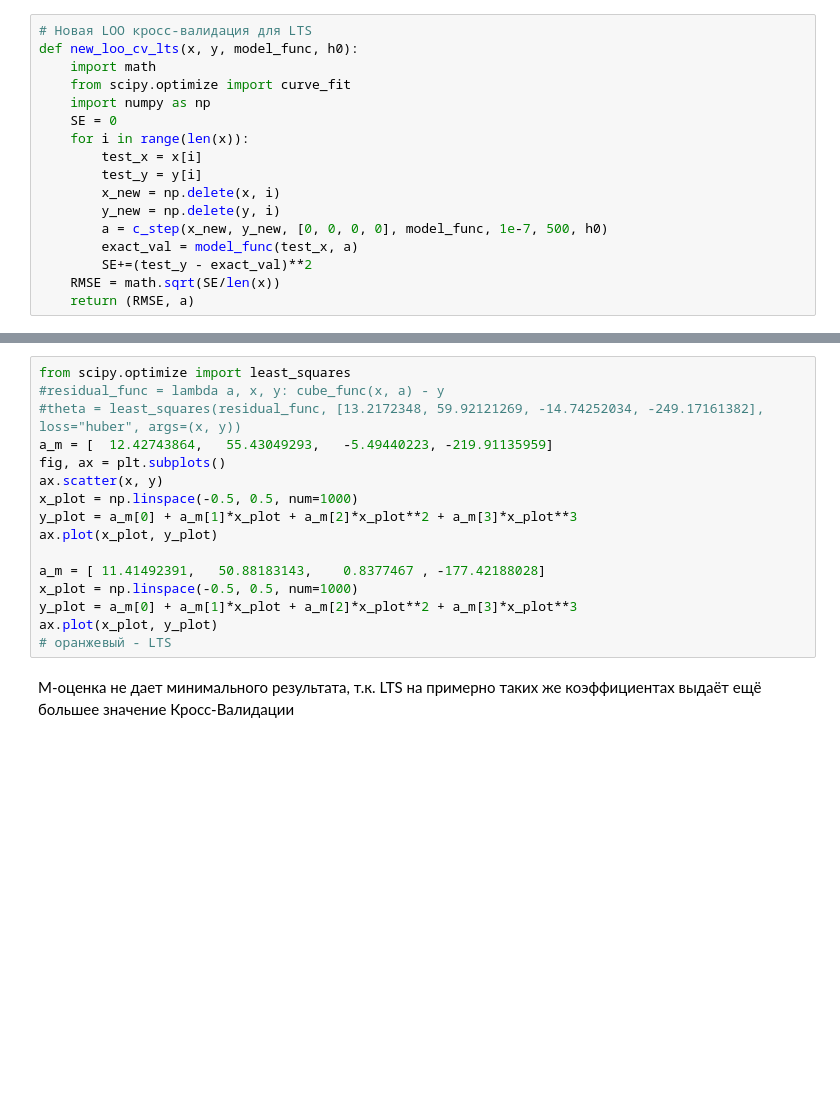
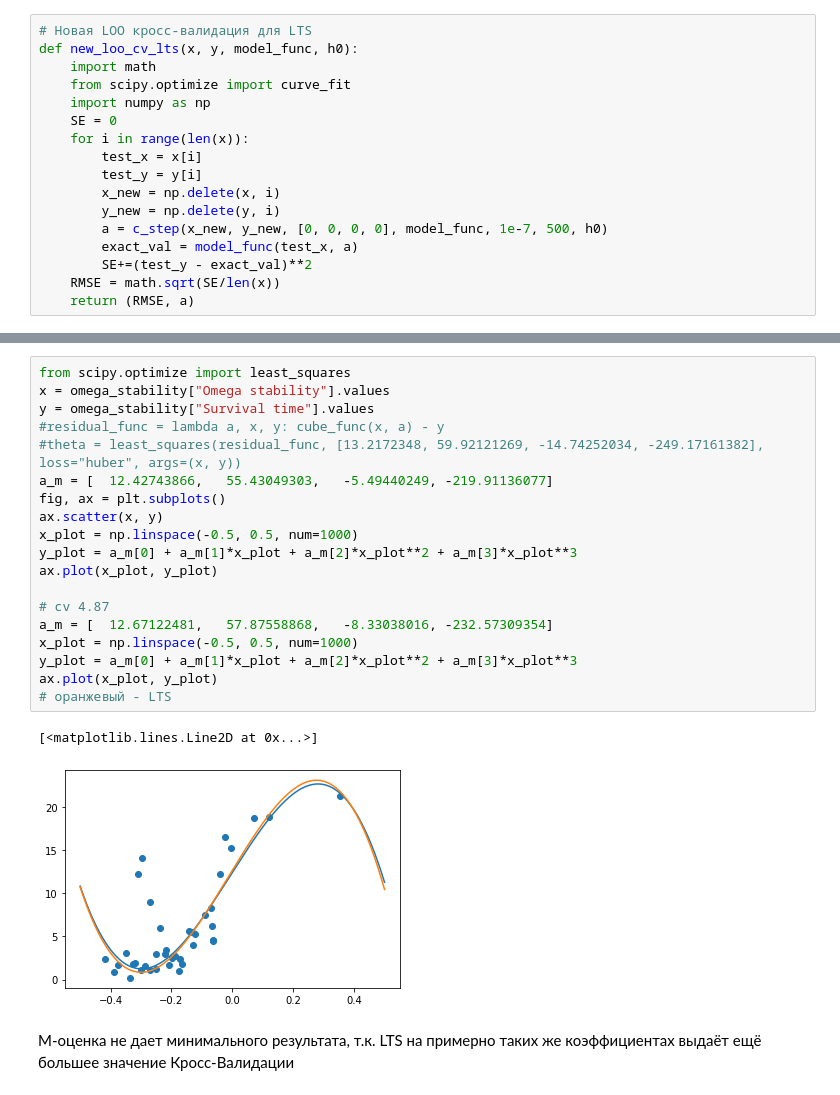
Before and after one commit to sheraleks/omega_stability, a Jupyter notebook: notebooks/4. LTS (1).ipynb, the cells around one changed output, grey strips where cells are left out. Drawn from its saved outputs; the diff is of its cells as text; blank space fills up the shorter version.

```diff
--- a/notebooks/4. LTS (1).ipynb
+++ b/notebooks/4. LTS (1).ipynb
@@ -232,19 +266,25 @@ print(new_loo_cv_robust(x, y, cube_func))
 # %%
 from scipy.optimize import least_squares
+x = omega_stability["Omega stability"].values
+y = omega_stability["Survival time"].values
 #residual_func = lambda a, x, y: cube_func(x, a) - y
 #theta = least_squares(residual_func, [13.2172348, 59.92121269, -14.74252034, -249.17161382], loss="huber", args=(x, y))
-a_m = [  12.42743864,   55.43049293,   -5.49440223, -219.91135959]
+a_m = [  12.42743866,   55.43049303,   -5.49440249, -219.91136077]
 fig, ax = plt.subplots()
 ax.scatter(x, y)
 x_plot = np.linspace(-0.5, 0.5, num=1000)
 y_plot = a_m[0] + a_m[1]*x_plot + a_m[2]*x_plot**2 + a_m[3]*x_plot**3
 ax.plot(x_plot, y_plot)
 
-a_m = [ 11.41492391,   50.88183143,    0.8377467 , -177.42188028]
+# cv 4.87
+a_m = [  12.67122481,   57.87558868,   -8.33038016, -232.57309354]
 x_plot = np.linspace(-0.5, 0.5, num=1000)
 y_plot = a_m[0] + a_m[1]*x_plot + a_m[2]*x_plot**2 + a_m[3]*x_plot**3
 ax.plot(x_plot, y_plot)
 # оранжевый - LTS
+# %% [output]
+[<matplotlib.lines.Line2D at 0x...>]
+[figure, added]
 # %% [markdown]
 M-оценка не дает минимального результата, т.к. LTS на примерно таких же коэффициентах выдаёт ещё большее значение Кросс-Валидации
 # %%
```
Also changed, not shown: parts of 14 cells of this notebook, 7 other files.
